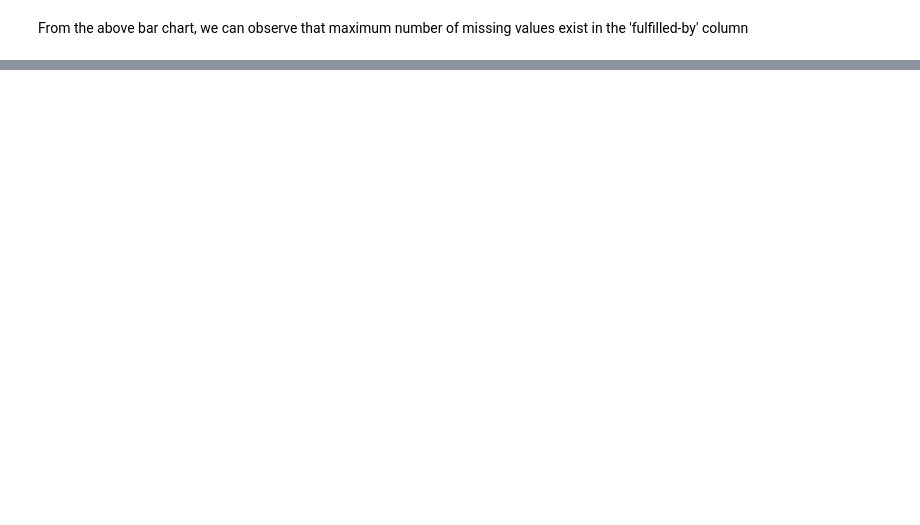
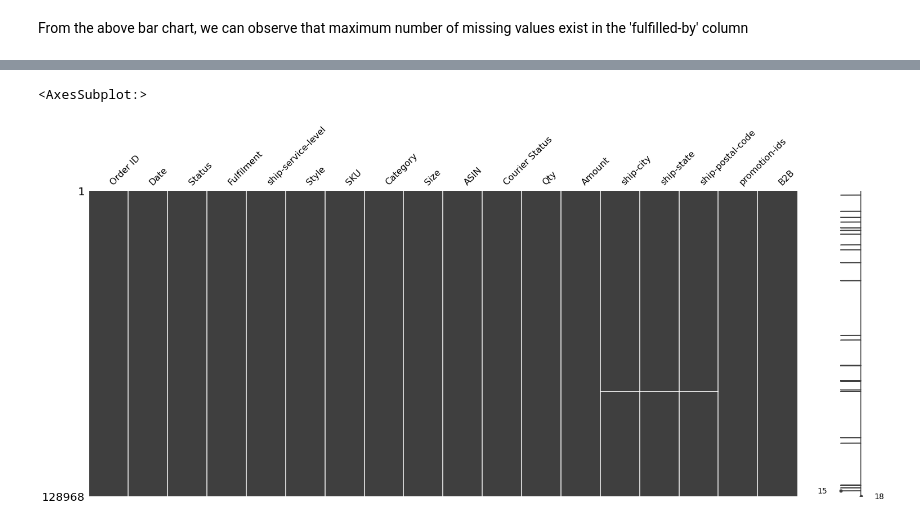
Before and after one commit to Likhita-Narra/Amazon-Product-Sales-EDA, a Jupyter notebook: Data Pre-processing.ipynb, the cells around one changed output, grey strips where cells are left out. Saved outputs shown, nothing was run; the diff lists cells and outputs as text; code cells hidden in the pictures; blank space fills up the shorter version.

Commit message:
Generated cleaned dataset

```diff
--- a/Data Pre-processing.ipynb
+++ b/Data Pre-processing.ipynb
@@ -47,0 +70,4 @@ From the above bar chart, we can observe that maximum number of missing values e
+# %%
+duplicates = len(amazon) - len(amazon.drop_duplicates(['Order ID', 'ASIN']))
+amazon.drop_duplicates(['Order ID', 'ASIN'], inplace=True, ignore_index=True)
+print(f"{duplicates} duplicates have been removed from the dataset")
@@ -47,0 +149,4 @@ From the above bar chart, we can observe that maximum number of missing values e
+# %%
+amazon['promotion-ids'].fillna('no promotion', inplace=True)
+# %%
+amazon['Courier Status'].fillna('unknown', inplace = True)
@@ -47,0 +169,7 @@ From the above bar chart, we can observe that maximum number of missing values e
+# %%
+amazon['Amount'].fillna(0, inplace = True)
+# %%
+msno.matrix(amazon)
+# %% [output]
+<AxesSubplot:>
+[figure, added]
```
Also changed, not shown: parts of 25 cells of this notebook, 1 other file.
